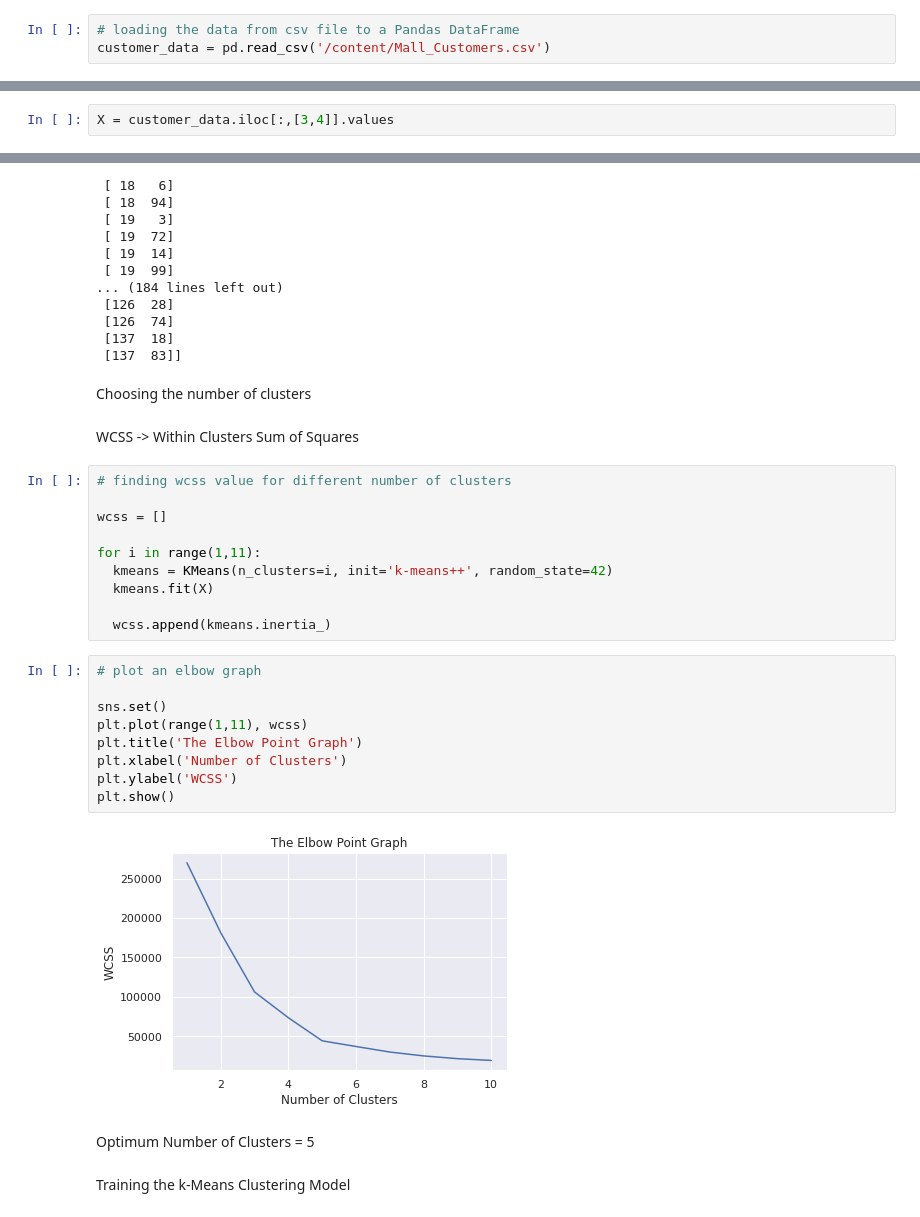
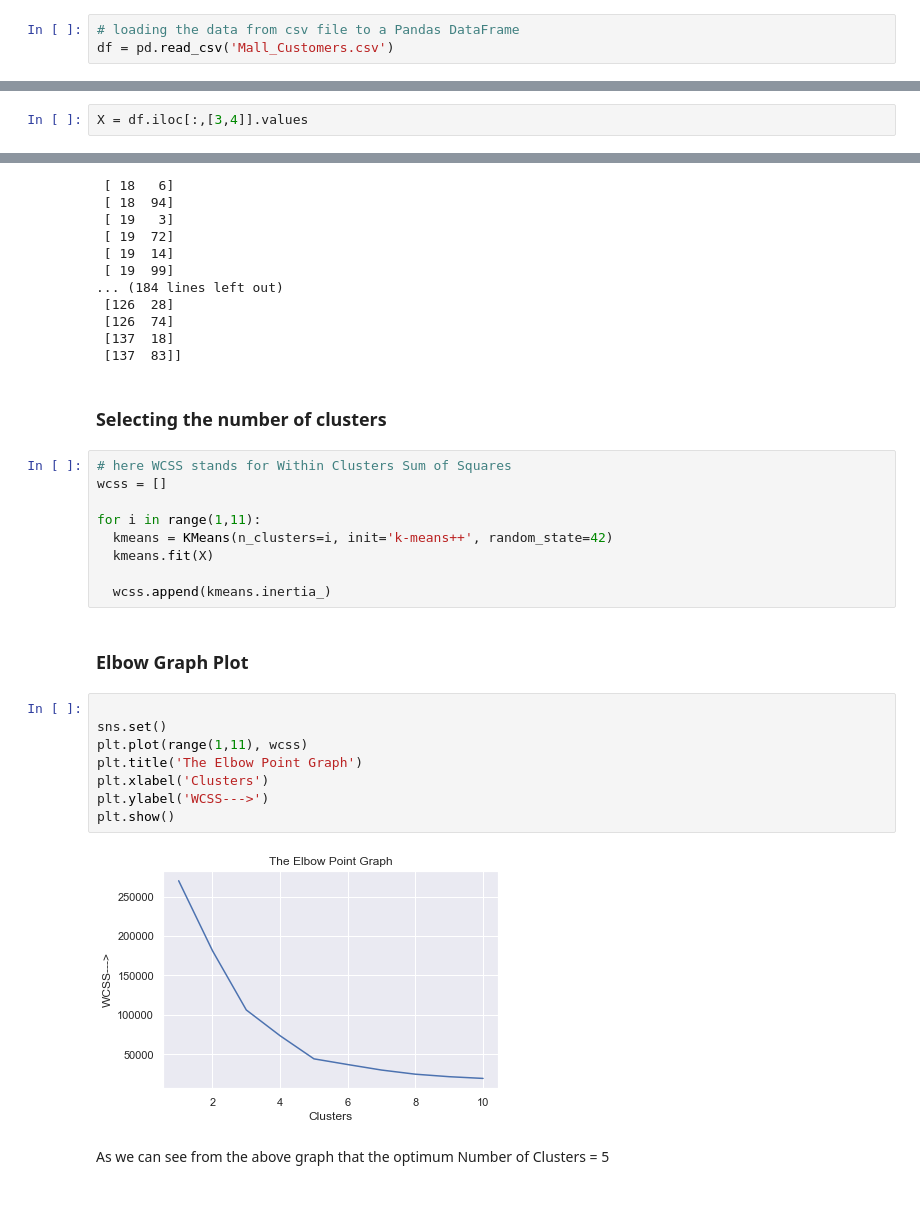
Before and after one commit to karanps2403/INT247-Project-Customer-Segmentation, a Jupyter notebook: source_code.ipynb, the cells around one changed output, grey strips where cells are left out. Saved outputs shown, nothing was run; the diff lists cells and outputs as text.

```diff
--- a/source_code.ipynb
+++ b/source_code.ipynb
@@ -10,6 +12,6 @@ from sklearn.cluster import KMeans
 Data Collection & Analysis
 # %%
 # loading the data from csv file to a Pandas DataFrame
-customer_data = pd.read_csv('/content/Mall_Customers.csv')
+df = pd.read_csv('Mall_Customers.csv')
 # %%
 # first 5 rows in the dataframe
@@ -57,5 +67,5 @@ Choosing the Annual Income Column & Spending Score column
 # %%
-X = customer_data.iloc[:,[3,4]].values
+X = df.iloc[:,[3,4]].values
 # %%
 print(X)
 # %% [output]
@@ -77,12 +87,9 @@ print(X)
  [137  18]
  [137  83]]
 # %% [markdown]
-Choosing the number of clusters
+### Selecting the number of clusters
-# %% [markdown]
-WCSS  ->  Within Clusters Sum of Squares
 # %%
-# finding wcss value for different number of clusters
-
+# here WCSS stands for Within Clusters Sum of Squares
 wcss = []
 
 for i in range(1,11):
@@ -90,18 +97,17 @@ for i in range(1,11):
   kmeans.fit(X)
 
   wcss.append(kmeans.inertia_)
+# %% [markdown]
+### Elbow Graph Plot
 # %%
-# plot an elbow graph
 
 sns.set()
 plt.plot(range(1,11), wcss)
 plt.title('The Elbow Point Graph')
-plt.xlabel('Number of Clusters')
-plt.ylabel('WCSS')
+plt.xlabel('Clusters')
+plt.ylabel('WCSS--->')
 plt.show()
 # %% [output]
-[figure, old version]
+[figure, new version]
-# %% [markdown]
-Optimum Number of Clusters = 5
-# %% [markdown]
-Training the k-Means Clustering Model
+# %% [markdown]
+As we can see from the above graph that the optimum Number of Clusters = 5
```
Also changed, not shown: parts of 17 cells of this notebook.
